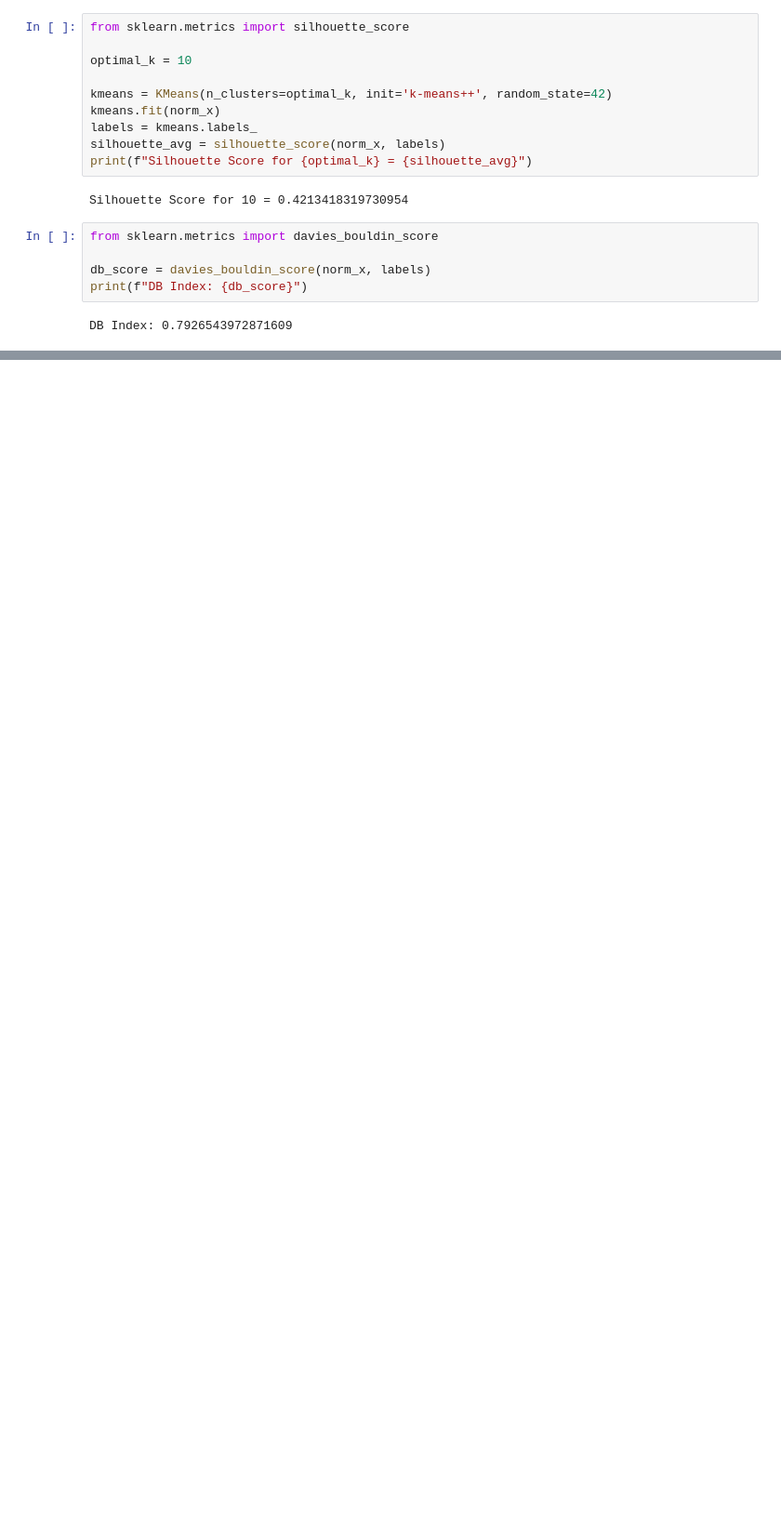
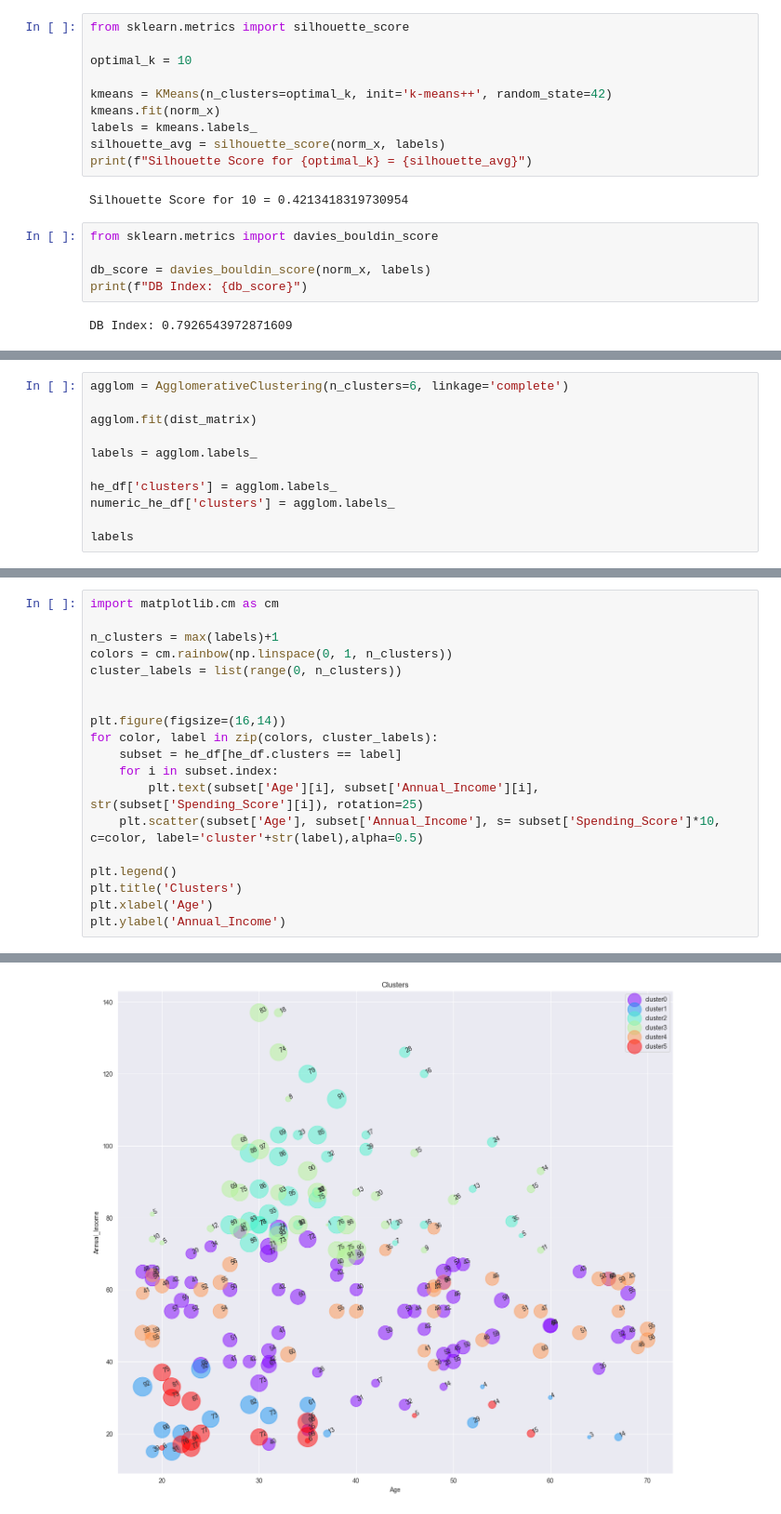
Before and after one commit to MohammadSAzar/MachineLearning-Maktankhooneh-Course-, a Jupyter notebook: S4/Project/S5-Proj.ipynb, the cells around one changed output, grey strips where cells are left out. Shown at 93% size. Saved outputs shown, nothing was run; the diff lists cells and outputs as text; blank space fills up the shorter version.

```diff
--- a/S4/Project/S5-Proj.ipynb
+++ b/S4/Project/S5-Proj.ipynb
@@ -145,0 +200,11 @@ sns.scatterplot(x=pca_data[:, 0], y=pca_data[:, 1], hue=labels, palette="Set1")
+# %%
+agglom = AgglomerativeClustering(n_clusters=6, linkage='complete')
+
+agglom.fit(dist_matrix)
+
+labels = agglom.labels_
+
+he_df['clusters'] = agglom.labels_
+numeric_he_df['clusters'] = agglom.labels_
+
+labels
@@ -145,0 +222,20 @@ sns.scatterplot(x=pca_data[:, 0], y=pca_data[:, 1], hue=labels, palette="Set1")
+# %%
+import matplotlib.cm as cm
+
+n_clusters = max(labels)+1
+colors = cm.rainbow(np.linspace(0, 1, n_clusters))
+cluster_labels = list(range(0, n_clusters))
+
+
+plt.figure(figsize=(16,14))
+for color, label in zip(colors, cluster_labels):
+    subset = he_df[he_df.clusters == label]
+    for i in subset.index:
+        plt.text(subset['Age'][i], subset['Annual_Income'][i], str(subset['Spending_Score'][i]), rotation=25)
+    plt.scatter(subset['Age'], subset['Annual_Income'], s= subset['Spending_Score']*10, c=color, label='cluster'+str(label),alpha=0.5)
+
+plt.legend()
+plt.title('Clusters')
+plt.xlabel('Age')
+plt.ylabel('Annual_Income')
+# %% [output]
@@ -145,0 +243 @@ sns.scatterplot(x=pca_data[:, 0], y=pca_data[:, 1], hue=labels, palette="Set1")
+[figure, added]
```
Also changed, not shown: parts of 26 cells of this notebook, 4 other files.
